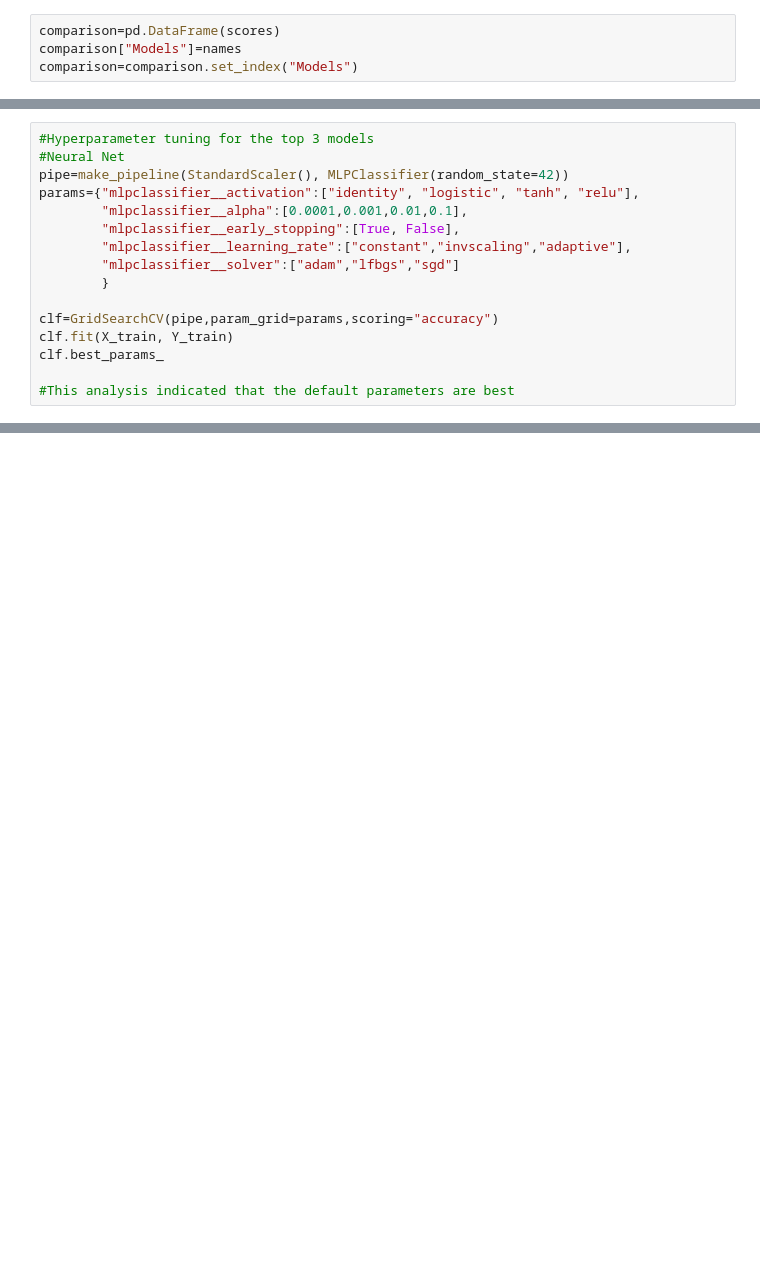
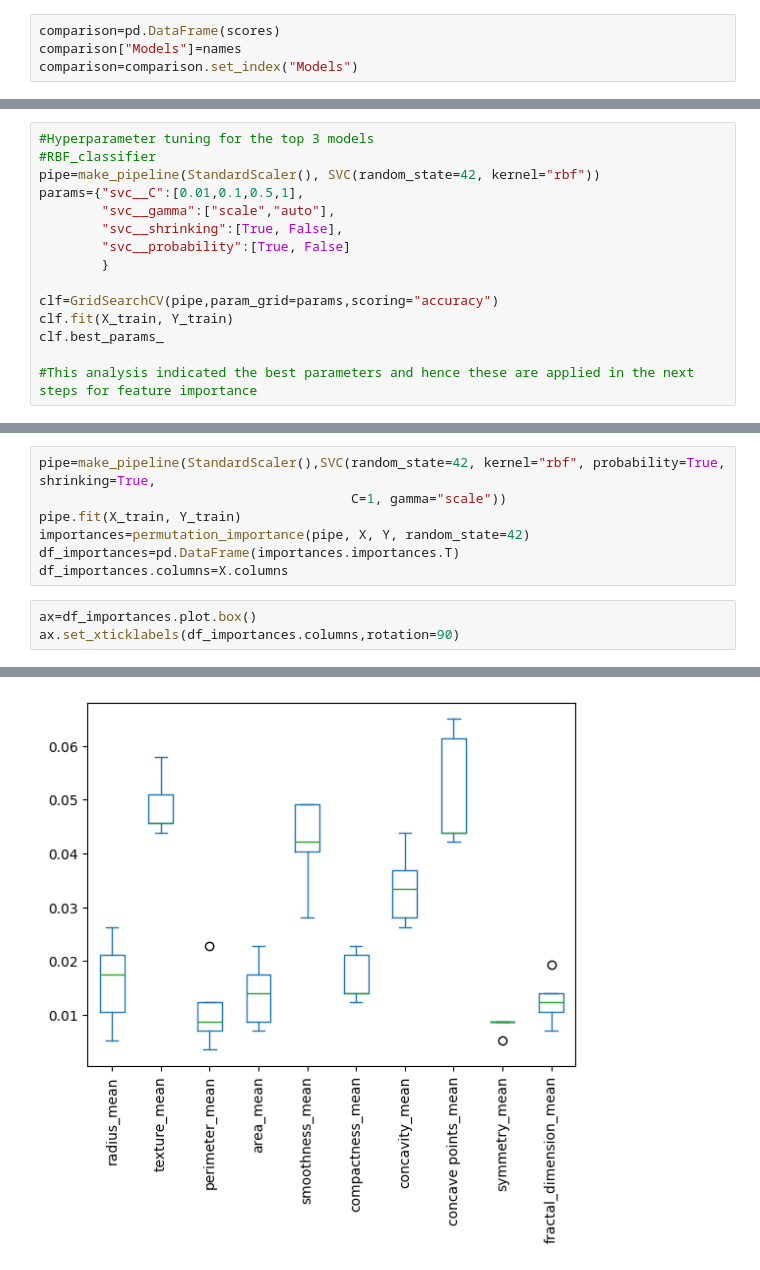
Before and after one commit to kzoltowska/Machine_Learning_Breast_Cancer_Data, a Jupyter notebook: Machine_learning_classifiers.ipynb, the cells around one changed output, grey strips where cells are left out. Drawn from its saved outputs; the diff is of its cells as text; blank space fills up the shorter version.

Commit message:
tuning hyperparameters and correlation analysis

```diff
--- a/Machine_learning_classifiers.ipynb
+++ b/Machine_learning_classifiers.ipynb
@@ -128,17 +115,16 @@ sorted
 # %%
 #Hyperparameter tuning for the top 3 models
-#Neural Net
-pipe=make_pipeline(StandardScaler(), MLPClassifier(random_state=42))
-params={"mlpclassifier__activation":["identity", "logistic", "tanh", "relu"],
-        "mlpclassifier__alpha":[0.0001,0.001,0.01,0.1],
-        "mlpclassifier__early_stopping":[True, False],
-        "mlpclassifier__learning_rate":["constant","invscaling","adaptive"],
-        "mlpclassifier__solver":["adam","lfbgs","sgd"]
+#RBF_classifier
+pipe=make_pipeline(StandardScaler(), SVC(random_state=42, kernel="rbf"))
+params={"svc__C":[0.01,0.1,0.5,1],
+        "svc__gamma":["scale","auto"],
+        "svc__shrinking":[True, False],
+        "svc__probability":[True, False]
         }
 
 clf=GridSearchCV(pipe,param_grid=params,scoring="accuracy")
 clf.fit(X_train, Y_train)
 clf.best_params_
 
-#This analysis indicated that the default parameters are best
+#This analysis indicated the best parameters and hence these are applied in the next steps for feature importance
 # %% [output]
@@ -177,0 +135,11 @@ array([1, 0, 0, 1, 1, 1, 1, 1, 0, 0, 1, 1, 1, 0, 1, 1, 1, 0, 1, 0, 0, 0,
+# %%
+pipe=make_pipeline(StandardScaler(),SVC(random_state=42, kernel="rbf", probability=True, shrinking=True,
+                                        C=1, gamma="scale"))
+pipe.fit(X_train, Y_train)
+importances=permutation_importance(pipe, X, Y, random_state=42)
+df_importances=pd.DataFrame(importances.importances.T)
+df_importances.columns=X.columns
+# %%
+ax=df_importances.plot.box()
+ax.set_xticklabels(df_importances.columns,rotation=90)
+# %% [output]
@@ -177,0 +156 @@ array([1, 0, 0, 1, 1, 1, 1, 1, 0, 0, 1, 1, 1, 0, 1, 1, 1, 0, 1, 0, 0, 0,
+[figure, added]
```
Also changed, not shown: parts of 11 cells of this notebook.
